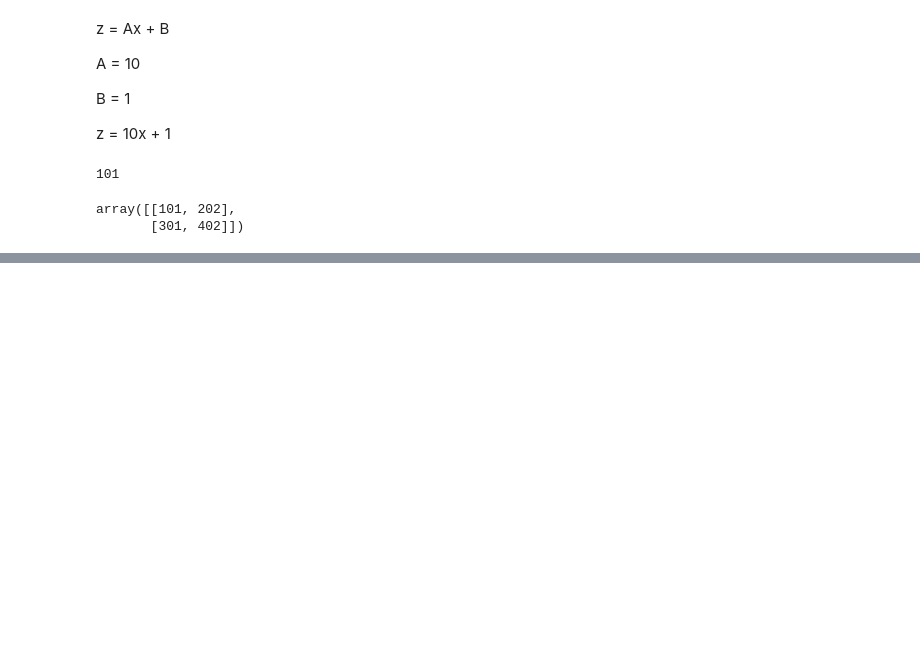
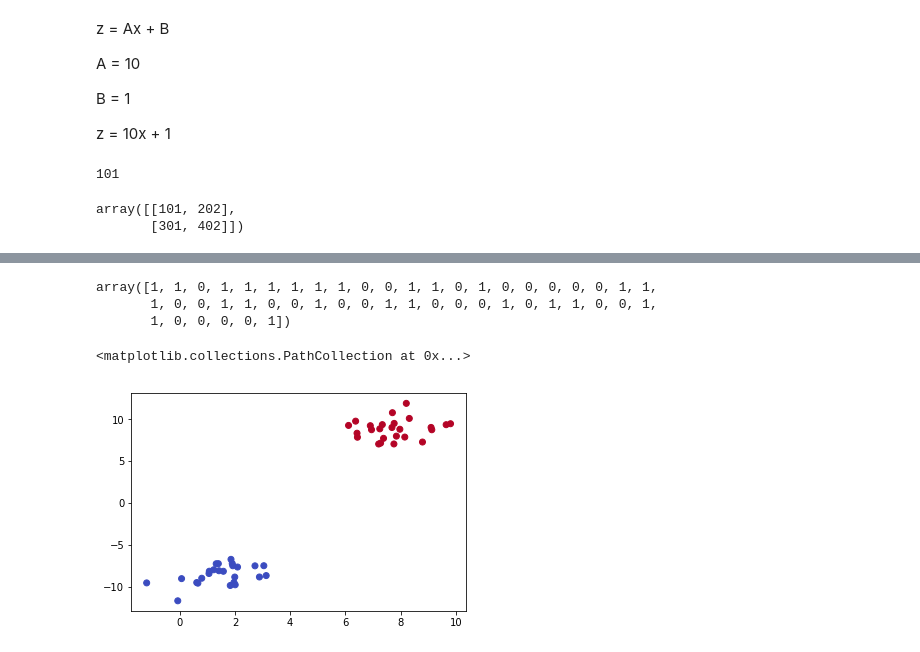
Before and after one commit to Navayuvan-SB/Tensorflow-Python, a Jupyter notebook: Manual Neural Network.ipynb, the cells around one changed output, grey strips where cells are left out. Saved outputs shown, nothing was run; the diff lists cells and outputs as text; code cells hidden in the pictures; blank space fills up the shorter version.

```diff
--- a/Manual Neural Network.ipynb
+++ b/Manual Neural Network.ipynb
@@ -174,0 +204,2 @@ array([[101, 202],
+# %%
+data = make_blobs(n_samples= 50, n_features = 2, centers = 2, random_state = 75 )
@@ -174,0 +250,14 @@ array([[101, 202],
+# %%
+data[1]
+# %% [output]
+array([1, 1, 0, 1, 1, 1, 1, 1, 1, 0, 0, 1, 1, 0, 1, 0, 0, 0, 0, 0, 1, 1,
+       1, 0, 0, 1, 1, 0, 0, 1, 0, 0, 1, 1, 0, 0, 0, 1, 0, 1, 1, 0, 0, 1,
+       1, 0, 0, 0, 0, 1])
+# %%
+features = data[0]
+labels = data[1]
+# %%
+plt.scatter(features[:,0], features[:,1], c = labels, cmap = 'coolwarm')
+# %% [output]
+<matplotlib.collections.PathCollection at 0x...>
+[figure, added]
```
Also changed, not shown: parts of 24 cells of this notebook.
